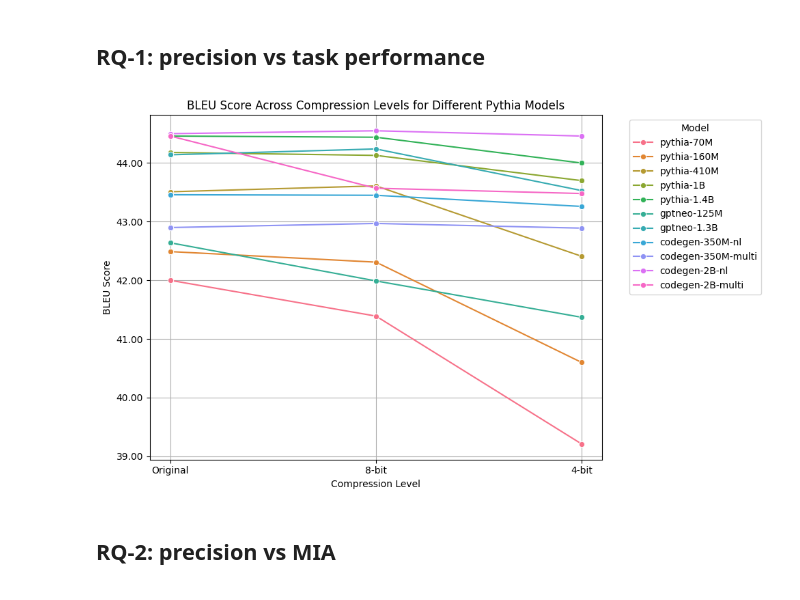
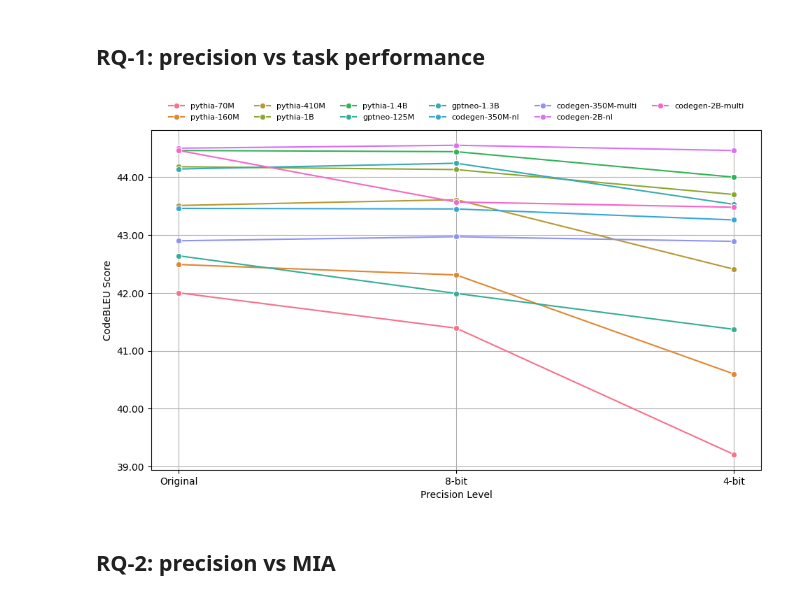
Before and after one commit to nazmul-me/mimir, a Jupyter notebook: resultsAnalysis/graph/RQ4-generalizibilty copy.ipynb, the cells around one changed output. Saved outputs shown, nothing was run; the diff lists cells and outputs as text; code cells hidden in the pictures.

```diff
--- a/resultsAnalysis/graph/RQ4-generalizibilty copy.ipynb
+++ b/resultsAnalysis/graph/RQ4-generalizibilty copy.ipynb
@@ -38,24 +38,26 @@ df
 # %%
 compression_order = ["Original", "8-bit", "4-bit"]
 df["Compression"] = pd.Categorical(df["Compression"], categories=compression_order, ordered=True)
 
 # Plot
 plt.figure(figsize=(10, 6))
 sns.lineplot(data=df, x="Compression", y="BLEU", hue="Model", marker="o")
 
-plt.title("BLEU Score Across Compression Levels for Different Pythia Models")
-plt.ylabel("BLEU Score")
-plt.xlabel("Compression Level")
+# plt.title("BLEU Score Across Compression Levels for Different Pythia Models")
+plt.ylabel("CodeBLEU Score")
+plt.xlabel("Precision Level")
 plt.gca().yaxis.set_major_formatter(FuncFormatter(lambda y, _: f'{y:.2f}'))
 
 # plt.ylim(0.38, 0.46)
 plt.grid(True)
-plt.legend(title="Model", bbox_to_anchor=(1.05, 1), loc="upper left")
+plt.legend(loc='upper center', bbox_to_anchor=(0.5, 1.1), ncol=6, fontsize=8, frameon=False)
+
+# plt.legend(title="Model", bbox_to_anchor=(1.05, 1), loc="upper left")
 plt.tight_layout()
 plt.savefig("./output/RQ-4.1.1.png", dpi=300, bbox_inches="tight")
 plt.show()
 # %% [output]
-[figure, old version]
+[figure, new version]
 # %% [markdown]
 ## RQ-2: precision vs MIA
 # %%
```
Also changed, not shown: parts of 4 cells of this notebook, 4 other files.
